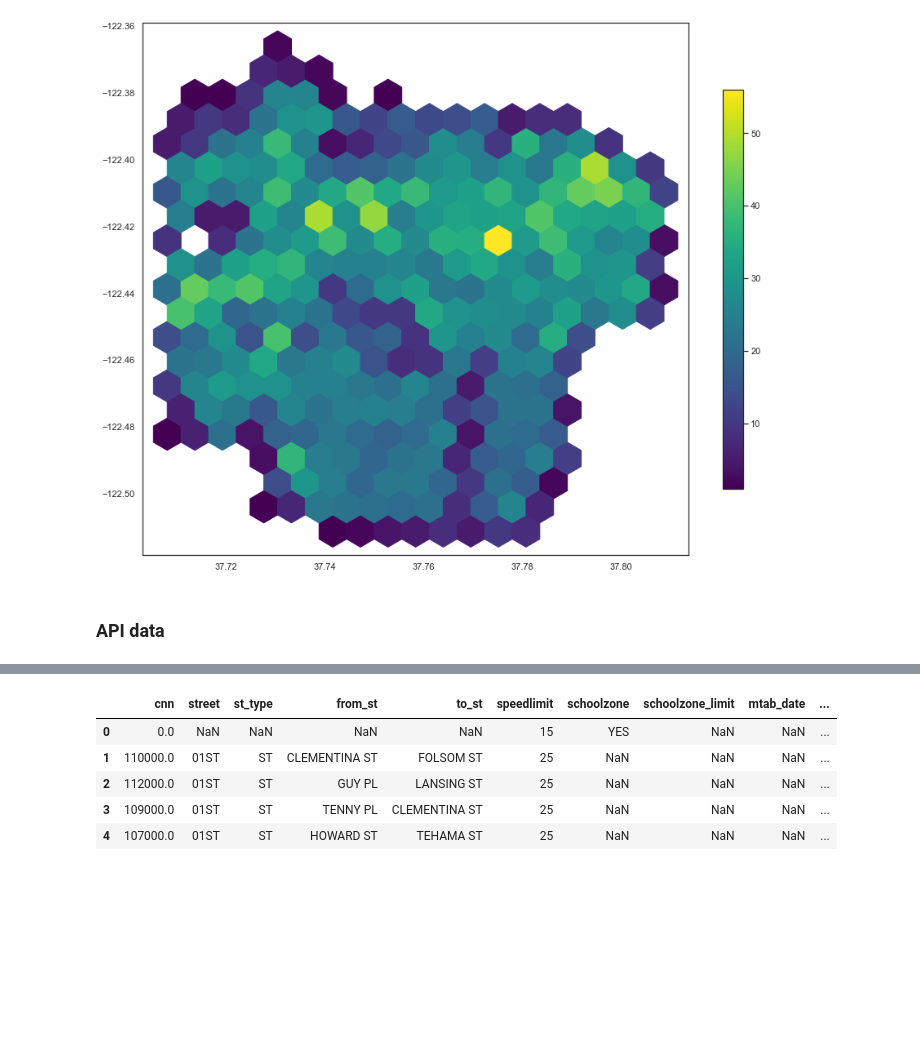
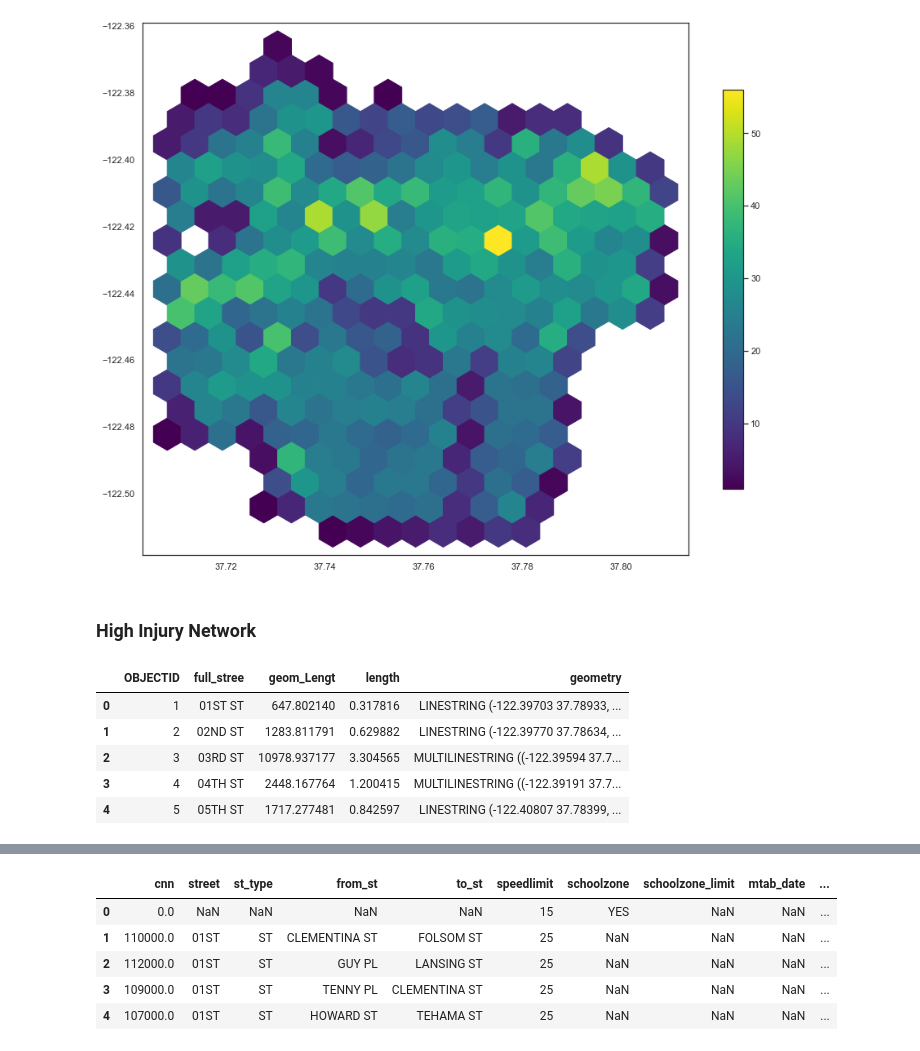
Before and after one commit to hua-mike/cp255-project, a Jupyter notebook: cp255-project-nb.ipynb, the cells around one changed output, grey strips where cells are left out. Drawn from its saved outputs; the diff is of its cells as text; code cells hidden in the pictures; blank space fills up the shorter version.

```diff
--- a/cp255-project-nb.ipynb
+++ b/cp255-project-nb.ipynb
@@ -124,5 +127,3 @@ fig.colorbar(hb, shrink=.75, ax=ax)
 # %% [output]
 <matplotlib.colorbar.Colorbar at 0x...>
 [figure]
-# %% [markdown]
-### API data
@@ -128,0 +144,13 @@ fig.colorbar(hb, shrink=.75, ax=ax)
+# %% [markdown]
+### High Injury Network
+# %%
+injnet = gpd.read_file('Data/high-injury-network/vz_hin_2017_single_line.shp')
+injnet = injnet.to_crs(4326)
+injnet.head()
+# %% [output]
+|  | OBJECTID | full_stree | geom_Lengt | length | geometry |
+| 0 | 1 | 01ST ST | 647.802140 | 0.317816 | LINESTRING (-122.39703 37.78933, ... |
+| 1 | 2 | 02ND ST | 1283.811791 | 0.629882 | LINESTRING (-122.39770 37.78634, ... |
+| 2 | 3 | 03RD ST | 10978.937177 | 3.304565 | MULTILINESTRING ((-122.39594 37.7... |
+| 3 | 4 | 04TH ST | 2448.167764 | 1.200415 | MULTILINESTRING ((-122.39191 37.7... |
+| 4 | 5 | 05TH ST | 1717.277481 | 0.842597 | LINESTRING (-122.40807 37.78399, ... |
```
Also changed, not shown: parts of 10 cells of this notebook.
